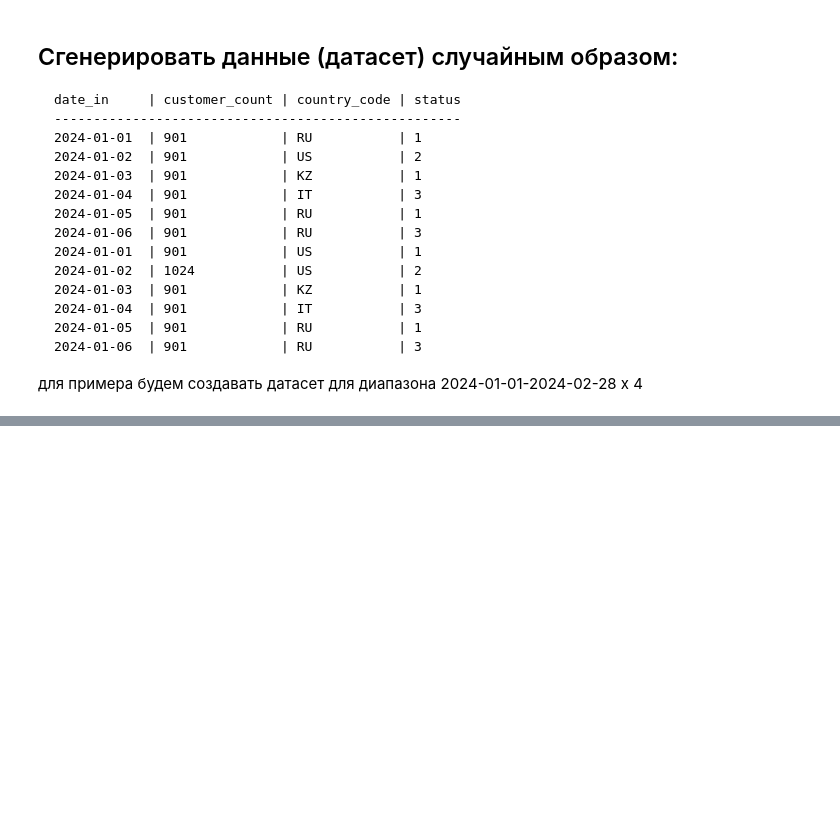
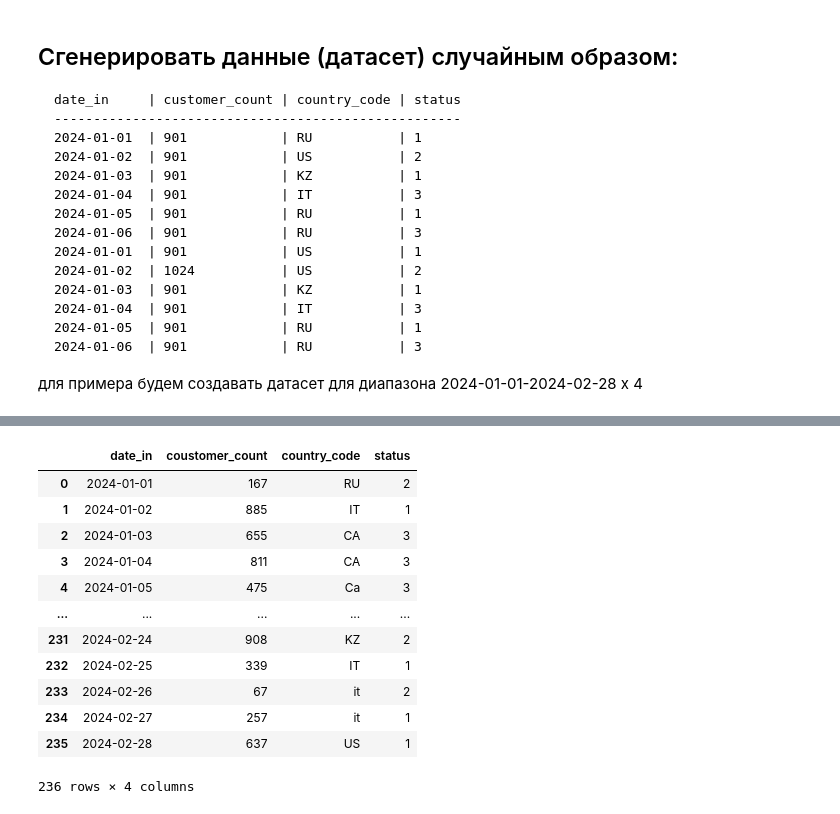
Before and after one commit to Data-Engineer-Course-Materials/big-data-02-2024, a Jupyter notebook: pandas_task_2.ipynb, the cells around one changed output, grey strips where cells are left out. Drawn from its saved outputs; the diff is of its cells as text; code cells hidden in the pictures; blank space fills up the shorter version.

```diff
--- a/pandas_task_2.ipynb
+++ b/pandas_task_2.ipynb
@@ -36,5 +36,18 @@ date_in     | customer_count | country_code | status
 
 для примера будем создавать датасет для диапазона 2024-01-01-2024-02-28 x 4
 # %%
-def create_dataset(number=1):
-    pass
+
+from numpy import random
+def create_dataset(number_for_date=1):
+    result = []
+    country_codes = ['RU', 'Ru', 'US', 'us', 'KZ', 'IT', 'it', 'CA', 'Ca']
+    status = [1,2,3]
+
+    for i in range(number_for_date):
+        dates_rng = pd.date_range(start='2024-01-01', end='2024-02-28', freq='D')
+        rand_customer_count = random.randint(low=0, high=1000, size=len(dates_rng))
+        rand_status = [status[random.randint(low=0, high=len(status))] for i in range(len(dates_rng))]
+        rand_country_code = [country_codes[random.randint(low=0, high=len(country_codes))] for i in range(len(dates_rng))]
+        result.extend(zip(dates_rng, rand_customer_count, rand_country_code, rand_status))
+
+    return result
@@ -41,3 +74,19 @@ def create_dataset(number=1):
 # %%
 dataset = create_dataset(4)
 df = pd.DataFrame(data=dataset, columns=['date_in', 'coustomer_count', 'country_code', 'status'])
+# %%
+df
+# %% [output]
+|  | date_in | coustomer_count | country_code | status |
+| 0 | 2024-01-01 | 167 | RU | 2 |
+| 1 | 2024-01-02 | 885 | IT | 1 |
+| 2 | 2024-01-03 | 655 | CA | 3 |
+| 3 | 2024-01-04 | 811 | CA | 3 |
+| 4 | 2024-01-05 | 475 | Ca | 3 |
+| ... | ... | ... | ... | ... |
+| 231 | 2024-02-24 | 908 | KZ | 2 |
+| 232 | 2024-02-25 | 339 | IT | 1 |
+| 233 | 2024-02-26 | 67 | it | 2 |
+| 234 | 2024-02-27 | 257 | it | 1 |
+| 235 | 2024-02-28 | 637 | US | 1 |
+236 rows × 4 columns
```
Also changed, not shown: parts of 10 cells of this notebook.
